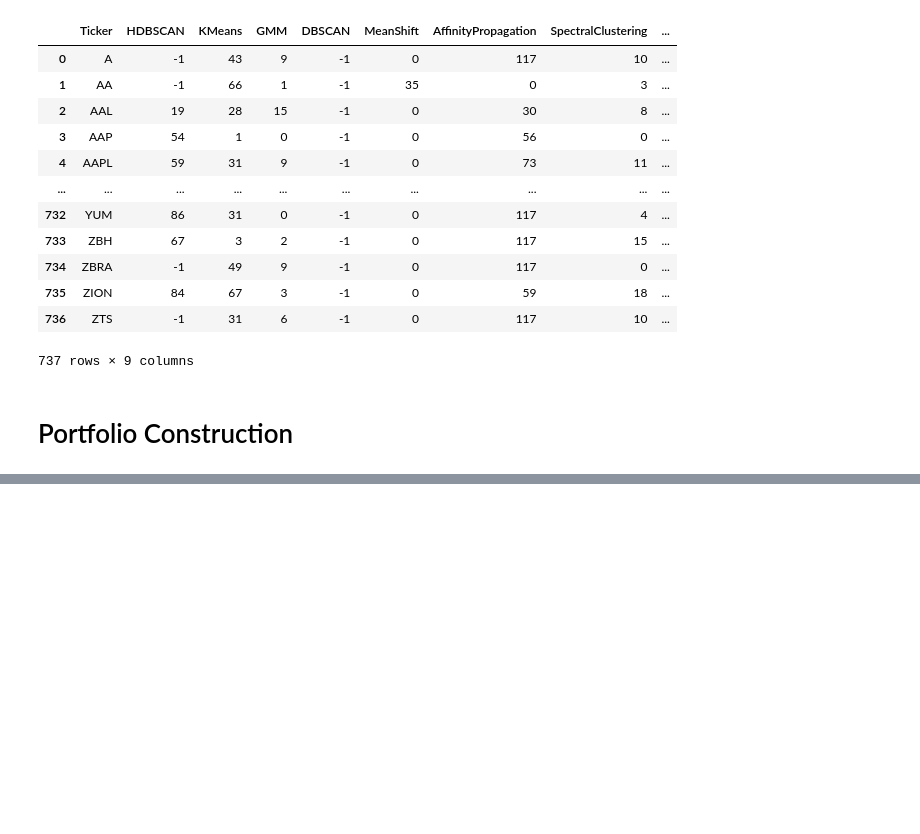
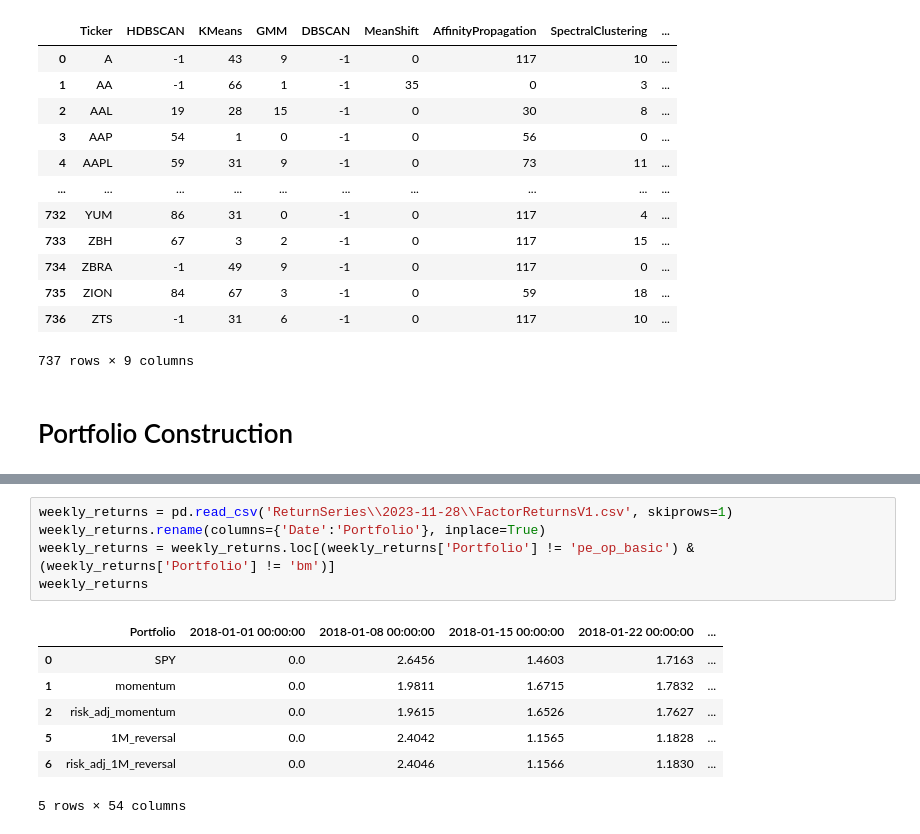
Before and after one commit to AkashRinge/Hierarchical-Risk-Parity, a Jupyter notebook: Portfolio_Construction_with_HRP.ipynb, the cells around one changed output, grey strips where cells are left out. Drawn from its saved outputs; the diff is of its cells as text; blank space fills up the shorter version.

```diff
--- a/Portfolio_Construction_with_HRP.ipynb
+++ b/Portfolio_Construction_with_HRP.ipynb
@@ -600,0 +801,13 @@ weekly_ret_df
+# %%
+weekly_returns = pd.read_csv('ReturnSeries\\2023-11-28\\FactorReturnsV1.csv', skiprows=1)
+weekly_returns.rename(columns={'Date':'Portfolio'}, inplace=True)
+weekly_returns = weekly_returns.loc[(weekly_returns['Portfolio'] != 'pe_op_basic') & (weekly_returns['Portfolio'] != 'bm')]
+weekly_returns
+# %% [output]
+|  | Portfolio | 2018-01-01 00:00:00 | 2018-01-08 00:00:00 | 2018-01-15 00:00:00 | 2018-01-22 00:00:00 | ... |
+| 0 | SPY | 0.0 | 2.6456 | 1.4603 | 1.7163 | ... |
+| 1 | momentum | 0.0 | 1.9811 | 1.6715 | 1.7832 | ... |
+| 2 | risk_adj_momentum | 0.0 | 1.9615 | 1.6526 | 1.7627 | ... |
+| 5 | 1M_reversal | 0.0 | 2.4042 | 1.1565 | 1.1828 | ... |
+| 6 | risk_adj_1M_reversal | 0.0 | 2.4046 | 1.1566 | 1.1830 | ... |
+5 rows × 54 columns
```
Also changed, not shown: parts of 8 cells of this notebook, 3 other files.
